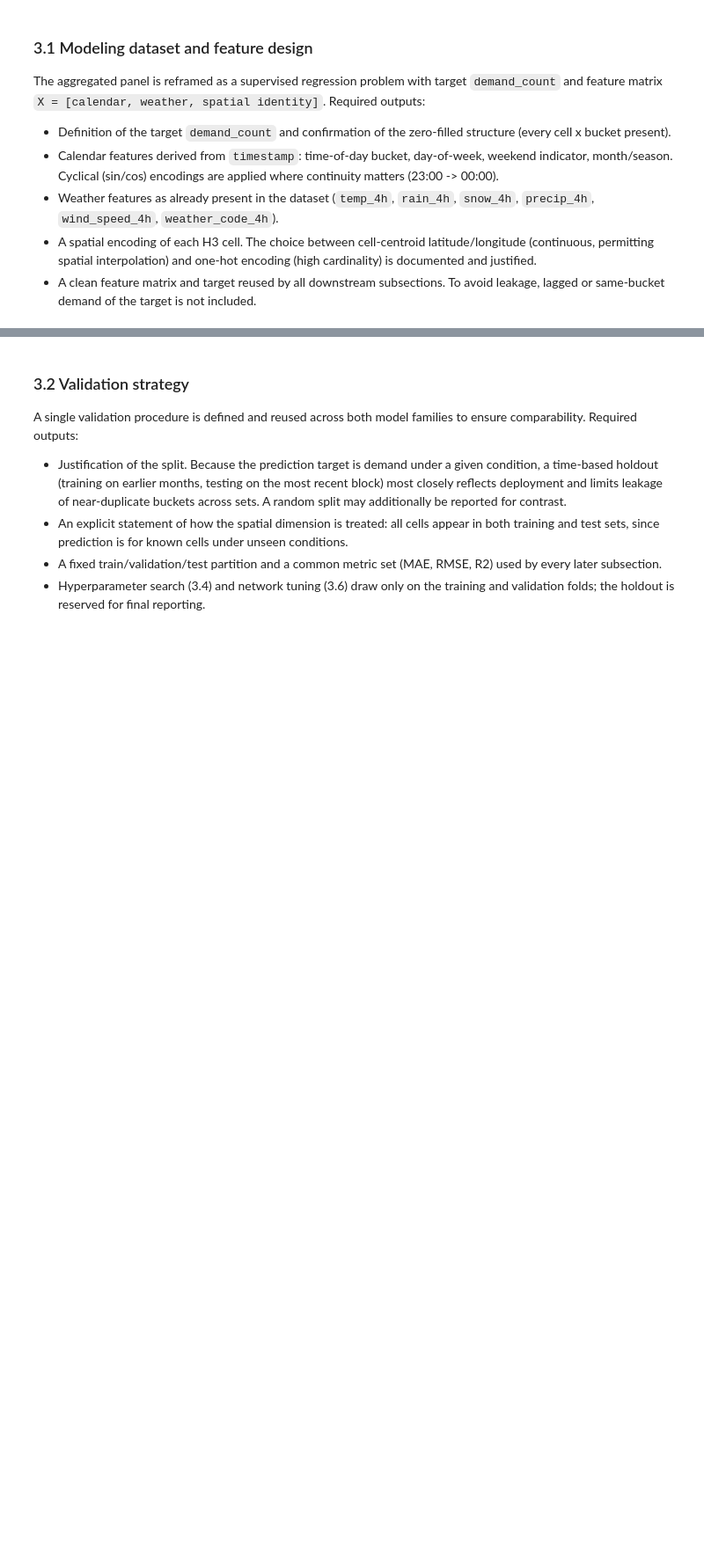
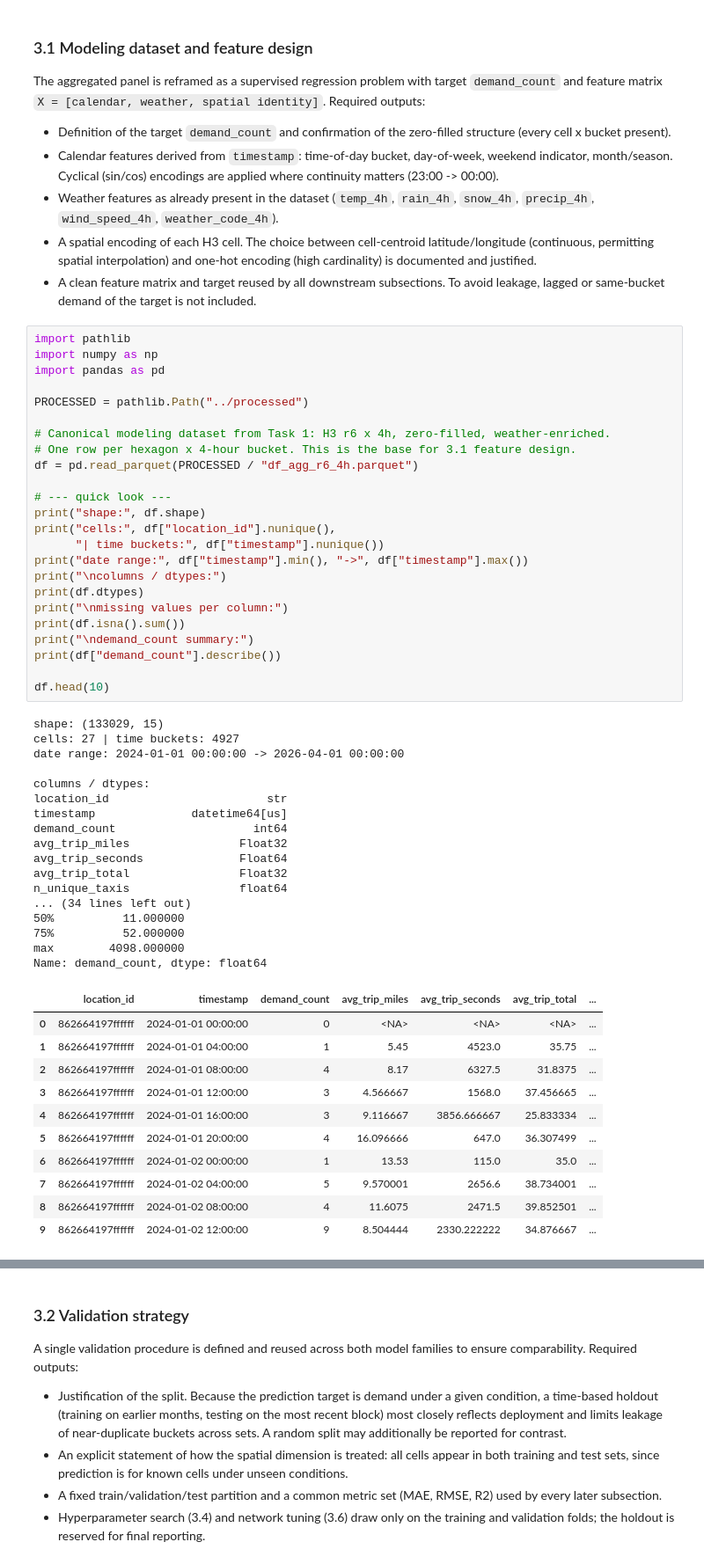
Before and after one commit to mariusmeurer/AAA-assignment, a Jupyter notebook: task3/Task3.ipynb, the cells around one changed output, grey strips where cells are left out. Shown at 88% size. Cells and saved outputs as stored; diff of their text form; blank space fills up the shorter version.

Commit message:
Added Task 3.1

```diff
--- a/task3/Task3.ipynb
+++ b/task3/Task3.ipynb
@@ -20,3 +20,56 @@ The aggregated panel is reframed as a supervised regression problem with target
 - Weather features as already present in the dataset (`temp_4h`, `rain_4h`, `snow_4h`, `precip_4h`, `wind_speed_4h`, `weather_code_4h`).
 - A spatial encoding of each H3 cell. The choice between cell-centroid latitude/longitude (continuous, permitting spatial interpolation) and one-hot encoding (high cardinality) is documented and justified.
 - A clean feature matrix and target reused by all downstream subsections. To avoid leakage, lagged or same-bucket demand of the target is not included.
+# %%
+import pathlib
+import numpy as np
+import pandas as pd
+
+PROCESSED = pathlib.Path("../processed")
+
+# Canonical modeling dataset from Task 1: H3 r6 x 4h, zero-filled, weather-enriched.
+# One row per hexagon x 4-hour bucket. This is the base for 3.1 feature design.
+df = pd.read_parquet(PROCESSED / "df_agg_r6_4h.parquet")
+
+# --- quick look ---
+print("shape:", df.shape)
+print("cells:", df["location_id"].nunique(),
+      "| time buckets:", df["timestamp"].nunique())
+print("date range:", df["timestamp"].min(), "->", df["timestamp"].max())
+print("\ncolumns / dtypes:")
+print(df.dtypes)
+print("\nmissing values per column:")
+print(df.isna().sum())
+print("\ndemand_count summary:")
+print(df["demand_count"].describe())
+
+df.head(10)
+# %% [output]
+shape: (133029, 15)
+cells: 27 | time buckets: 4927
+date range: 2024-01-01 00:00:00 -> 2026-04-01 00:00:00
+
+columns / dtypes:
+location_id                       str
+timestamp              datetime64[us]
+demand_count                    int64
+avg_trip_miles                Float32
+avg_trip_seconds              Float64
+avg_trip_total                Float32
+n_unique_taxis                float64
+... (34 lines left out)
+50%          11.000000
+75%          52.000000
+max        4098.000000
+Name: demand_count, dtype: float64
+|  | location_id | timestamp | demand_count | avg_trip_miles | avg_trip_seconds | avg_trip_total | ... |
+| 0 | 862664197ffffff | 2024-01-01 00:00:00 | 0 | <NA> | <NA> | <NA> | ... |
+| 1 | 862664197ffffff | 2024-01-01 04:00:00 | 1 | 5.45 | 4523.0 | 35.75 | ... |
+| 2 | 862664197ffffff | 2024-01-01 08:00:00 | 4 | 8.17 | 6327.5 | 31.8375 | ... |
+| 3 | 862664197ffffff | 2024-01-01 12:00:00 | 3 | 4.566667 | 1568.0 | 37.456665 | ... |
+| 4 | 862664197ffffff | 2024-01-01 16:00:00 | 3 | 9.116667 | 3856.666667 | 25.833334 | ... |
+| 5 | 862664197ffffff | 2024-01-01 20:00:00 | 4 | 16.096666 | 647.0 | 36.307499 | ... |
+| 6 | 862664197ffffff | 2024-01-02 00:00:00 | 1 | 13.53 | 115.0 | 35.0 | ... |
+| 7 | 862664197ffffff | 2024-01-02 04:00:00 | 5 | 9.570001 | 2656.6 | 38.734001 | ... |
+| 8 | 862664197ffffff | 2024-01-02 08:00:00 | 4 | 11.6075 | 2471.5 | 39.852501 | ... |
+| 9 | 862664197ffffff | 2024-01-02 12:00:00 | 9 | 8.504444 | 2330.222222 | 34.876667 | ... |
```
Also changed, not shown: parts of 5 cells of this notebook.
